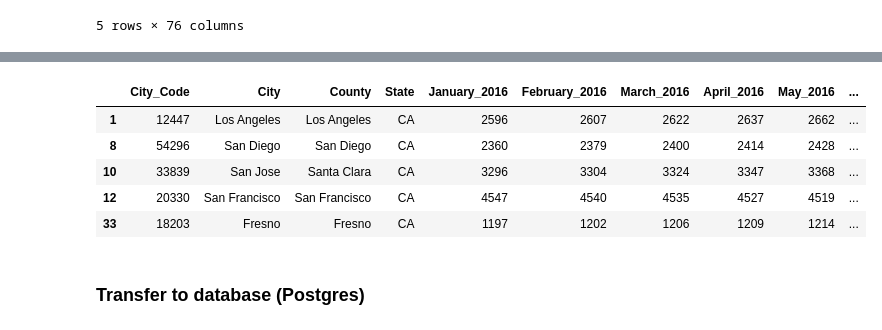
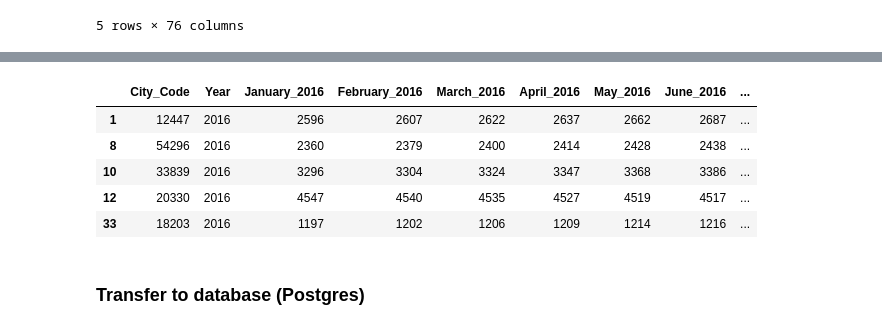
Before and after one commit to cassfolk/UCI-Project-2, a Jupyter notebook: Cleanup.ipynb, the cells around one changed output, grey strips where cells are left out. Drawn from its saved outputs; the diff is of its cells as text; code cells hidden in the pictures.

```diff
--- a/Cleanup.ipynb
+++ b/Cleanup.ipynb
@@ -104,6 +107,6 @@ rent_prices_ca_df_all.head()
 | 33 | 18203 | Fresno | Fresno | CA | 1242.0 | 1228.0 | 1213.0 | 1204.0 | 1189.0 | ... |
 5 rows × 76 columns
 # %%
-rent_prices_2011_df = rent_prices_ca_df_all.iloc[:, 0:16]
-rent_prices_2011_df.head()
+rent_prices_info_df = rent_prices_ca_df_all.iloc[:, 0]
+rent_prices_info_df.head()
 # %% [output]
@@ -236,12 +189,16 @@ rent_2016_df.head()
 # %%
+rent_2016_df = rent_prices_ca_df_all.iloc[:, 64:76]
+year = 2016
+rent_2016_df.insert(0, "Year", year, True)
+
 rent_prices_2016_df = pd.merge(rent_prices_info_df, rent_2016_df, how='outer', left_index=True, right_index=True)
 rent_prices_2016_df.head()
 # %% [output]
-|  | City_Code | City | County | State | January_2016 | February_2016 | March_2016 | April_2016 | May_2016 | ... |
-| 1 | 12447 | Los Angeles | Los Angeles | CA | 2596 | 2607 | 2622 | 2637 | 2662 | ... |
-| 8 | 54296 | San Diego | San Diego | CA | 2360 | 2379 | 2400 | 2414 | 2428 | ... |
-| 10 | 33839 | San Jose | Santa Clara | CA | 3296 | 3304 | 3324 | 3347 | 3368 | ... |
-| 12 | 20330 | San Francisco | San Francisco | CA | 4547 | 4540 | 4535 | 4527 | 4519 | ... |
-| 33 | 18203 | Fresno | Fresno | CA | 1197 | 1202 | 1206 | 1209 | 1214 | ... |
+|  | City_Code | Year | January_2016 | February_2016 | March_2016 | April_2016 | May_2016 | June_2016 | ... |
+| 1 | 12447 | 2016 | 2596 | 2607 | 2622 | 2637 | 2662 | 2687 | ... |
+| 8 | 54296 | 2016 | 2360 | 2379 | 2400 | 2414 | 2428 | 2438 | ... |
+| 10 | 33839 | 2016 | 3296 | 3304 | 3324 | 3347 | 3368 | 3386 | ... |
+| 12 | 20330 | 2016 | 4547 | 4540 | 4535 | 4527 | 4519 | 4517 | ... |
+| 33 | 18203 | 2016 | 1197 | 1202 | 1206 | 1209 | 1214 | 1216 | ... |
 # %% [markdown]
 ### Transfer to database (Postgres)
```
Also changed, not shown: parts of 22 cells of this notebook, 2 other files.
